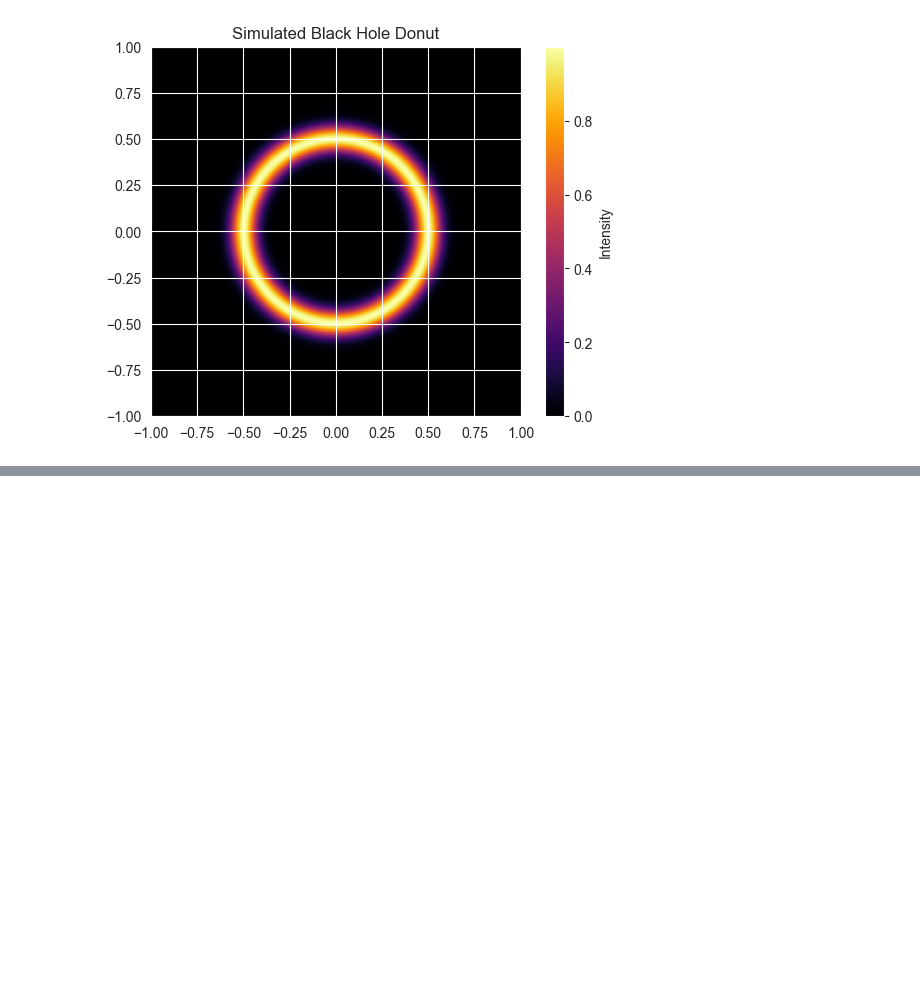
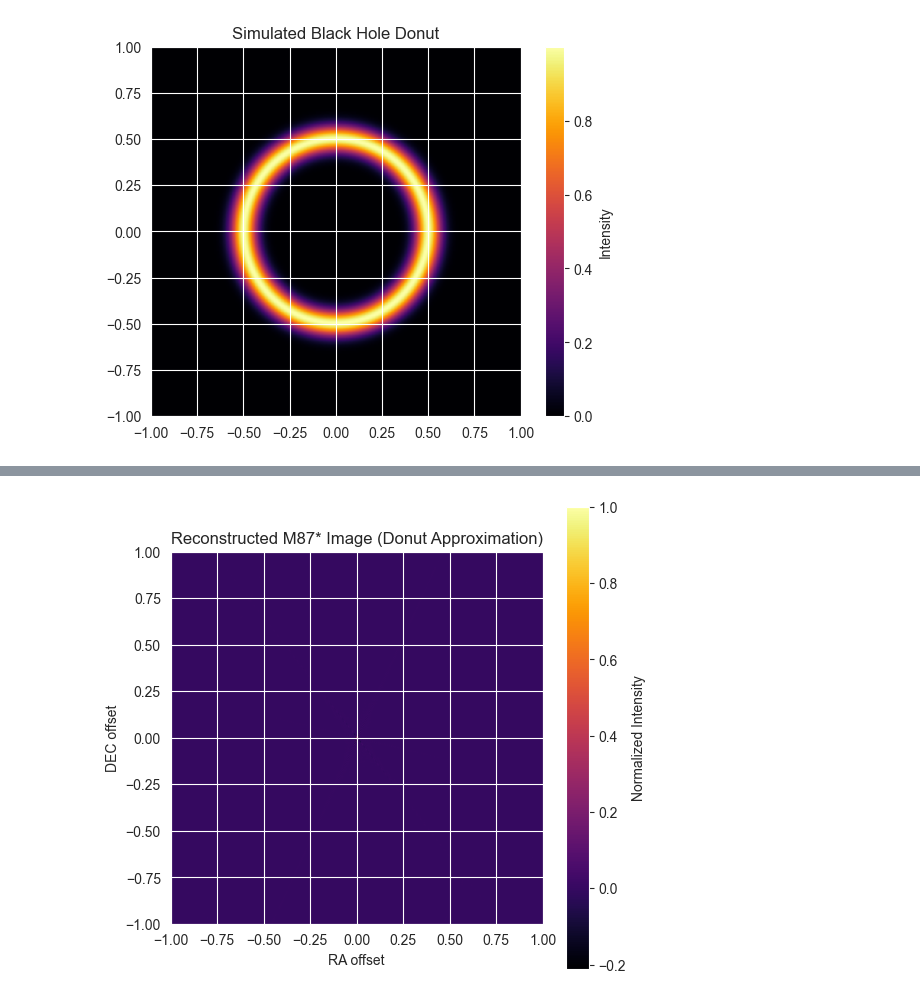
Before and after one commit to aaravshandilya/Machine_Learning, a Jupyter notebook: Black Hole Imaging.ipynb, the cells around one changed output, grey strips where cells are left out. Drawn from its saved outputs; the diff is of its cells as text; code cells hidden in the pictures; blank space fills up the shorter version.

```diff
--- a/Black Hole Imaging.ipynb
+++ b/Black Hole Imaging.ipynb
@@ -246,0 +386,40 @@ plt.show()
+# %%
+import numpy as np
+import matplotlib.pyplot as plt
+from scipy.interpolate import griddata
+
+# Extract numeric arrays
+u = data['u'].values
+v = data['v'].values
+amp = data['amp'].values
+
+# Complex visibilities assuming zero phase
+vis = amp * np.exp(0j)
+# %%
+# Create a regular grid in u,v space
+grid_size = 512
+u_grid = np.linspace(u.min(), u.max(), grid_size)
+v_grid = np.linspace(v.min(), v.max(), grid_size)
+U, V = np.meshgrid(u_grid, v_grid)
+
+# Interpolate visibilities onto grid
+grid_vis = griddata((u, v), vis, (U, V), method='linear', fill_value=0)
+# %%
+# Shift zero-frequency to center
+from numpy.fft import fftshift, ifft2
+
+# IFFT to reconstruct image
+image = fftshift(ifft2(fftshift(grid_vis))).real
+
+# Normalize
+image /= image.max()
+# %%
+plt.figure(figsize=(6,6))
+plt.imshow(image, extent=[-1,1,-1,1], cmap='inferno')
+plt.colorbar(label='Normalized Intensity')
+plt.title('Reconstructed M87* Image (Donut Approximation)')
+plt.xlabel('RA offset')
+plt.ylabel('DEC offset')
+plt.show()
+# %% [output]
+[figure, added]
```
Also changed, not shown: parts of 22 cells of this notebook, 3 other files.
